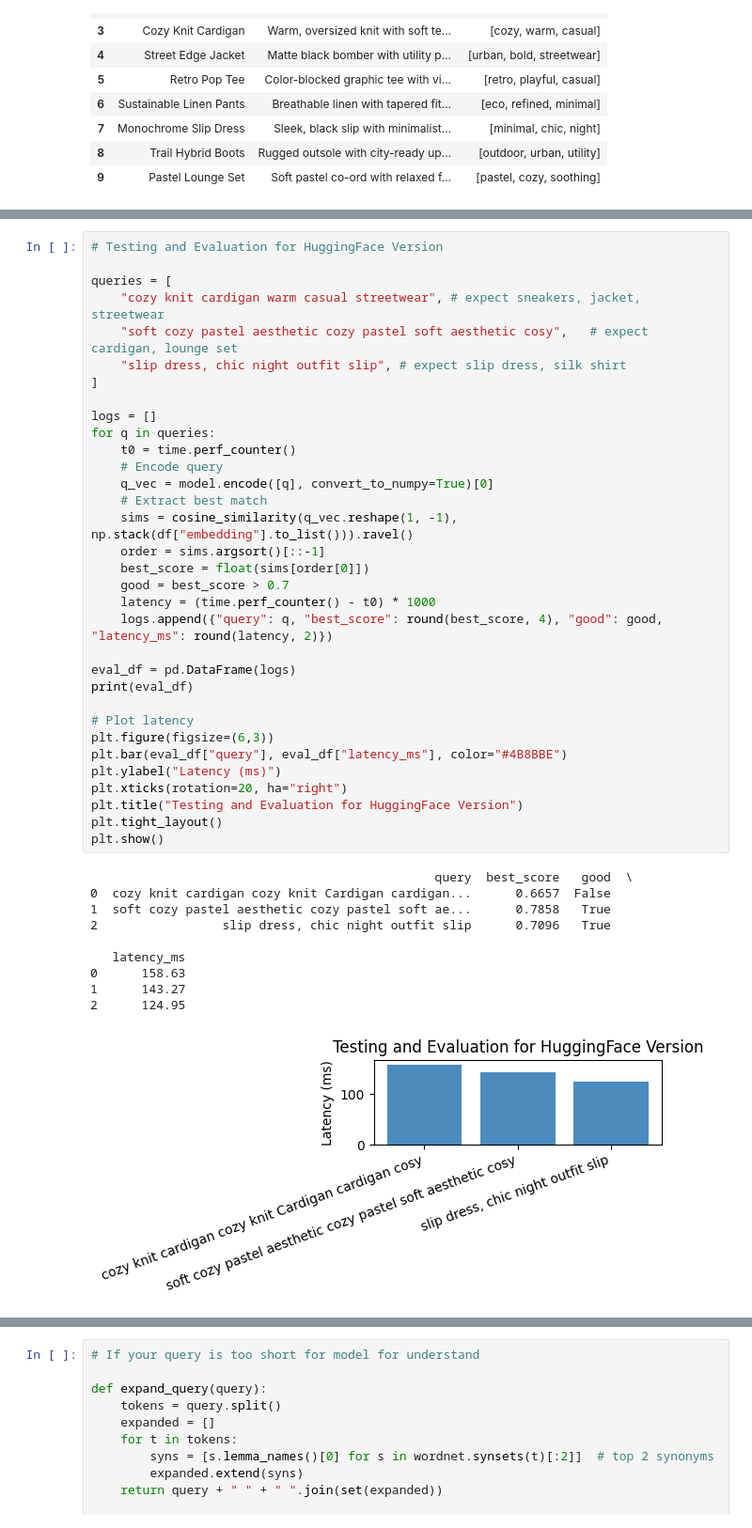
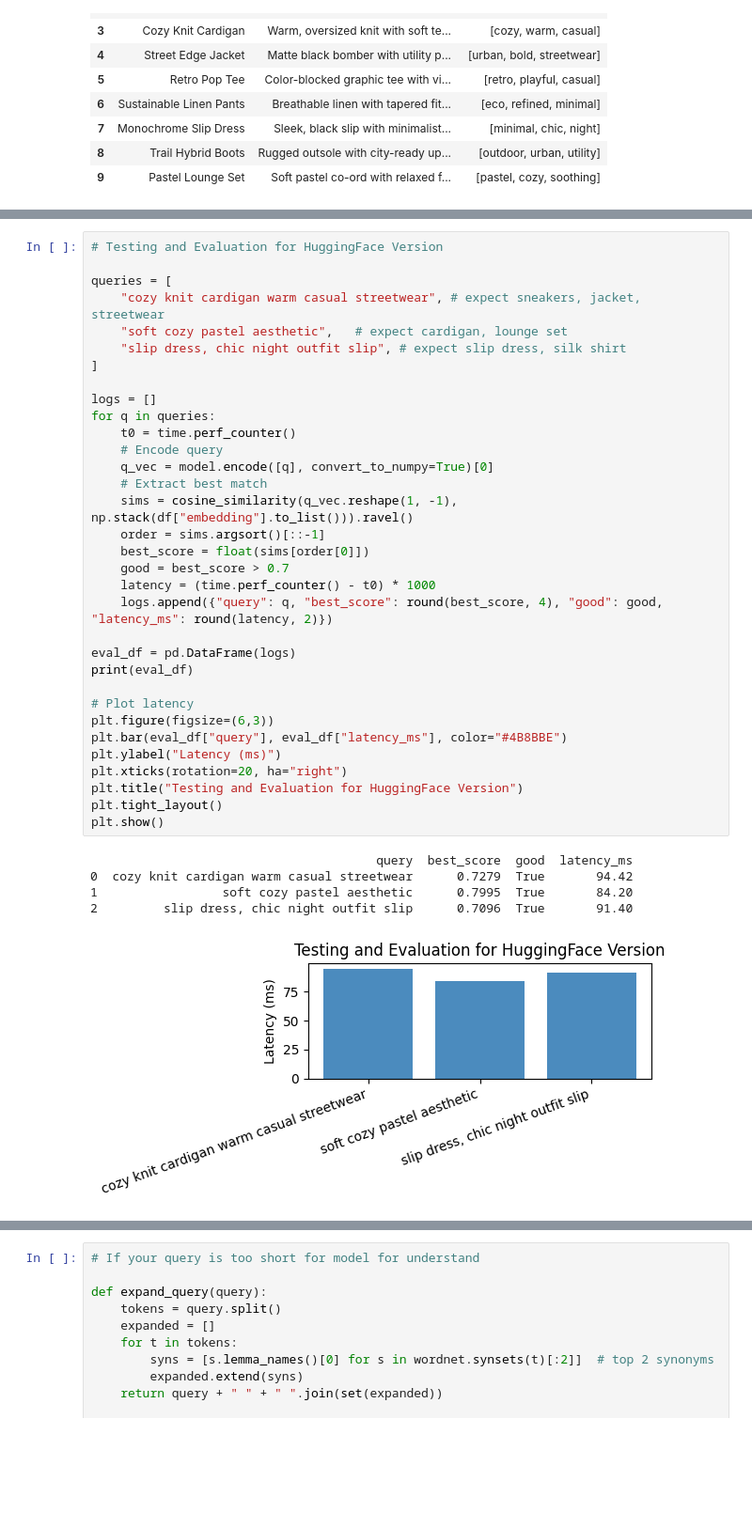
Before and after one commit to Kratugautam99/Wisdom, a Jupyter notebook: Nexora Vibe Matcher/NexoraVibeMatcherNotebook.ipynb, the cells around one changed output, grey strips where cells are left out. Shown: that part at 94% size. Drawn from its saved outputs; the diff is of its cells as text; blank space fills up the shorter version.

```diff
--- a/Nexora Vibe Matcher/NexoraVibeMatcherNotebook.ipynb
+++ b/Nexora Vibe Matcher/NexoraVibeMatcherNotebook.ipynb
@@ -201,45 +219,40 @@ Latency: 90.84 ms
 
 queries = [
     "cozy knit cardigan warm casual streetwear", # expect sneakers, jacket, streetwear
-    "soft cozy pastel aesthetic cozy pastel soft aesthetic cosy",   # expect cardigan, lounge set
+    "soft cozy pastel aesthetic",   # expect cardigan, lounge set
     "slip dress, chic night outfit slip", # expect slip dress, silk shirt
 ]
 
 logs = []
 for q in queries:
     t0 = time.perf_counter()
     # Encode query
     q_vec = model.encode([q], convert_to_numpy=True)[0]
     # Extract best match
     sims = cosine_similarity(q_vec.reshape(1, -1), np.stack(df["embedding"].to_list())).ravel()
     order = sims.argsort()[::-1]
     best_score = float(sims[order[0]])
     good = best_score > 0.7
     latency = (time.perf_counter() - t0) * 1000
     logs.append({"query": q, "best_score": round(best_score, 4), "good": good, "latency_ms": round(latency, 2)})
 
 eval_df = pd.DataFrame(logs)
 print(eval_df)
 
 # Plot latency
 plt.figure(figsize=(6,3))
 plt.bar(eval_df["query"], eval_df["latency_ms"], color="#4B8BBE")
 plt.ylabel("Latency (ms)")
 plt.xticks(rotation=20, ha="right")
 plt.title("Testing and Evaluation for HuggingFace Version")
 plt.tight_layout()
 plt.show()
 # %% [output]
-                                               query  best_score   good  \
-0  cozy knit cardigan cozy knit Cardigan cardigan...      0.6657  False
-1  soft cozy pastel aesthetic cozy pastel soft ae...      0.7858   True
-2                 slip dress, chic night outfit slip      0.7096   True
-
-   latency_ms
-0      158.63
-1      143.27
-2      124.95
+                                       query  best_score  good  latency_ms
+0  cozy knit cardigan warm casual streetwear      0.7279  True       94.42
+1                 soft cozy pastel aesthetic      0.7995  True       84.20
+2         slip dress, chic night outfit slip      0.7096  True       91.40
-[figure, old version]
+[figure, new version]
 # %%
 # Testing and Evaluation for Pinecone Version
 
```
Also changed, not shown: parts of 4 cells of this notebook.
